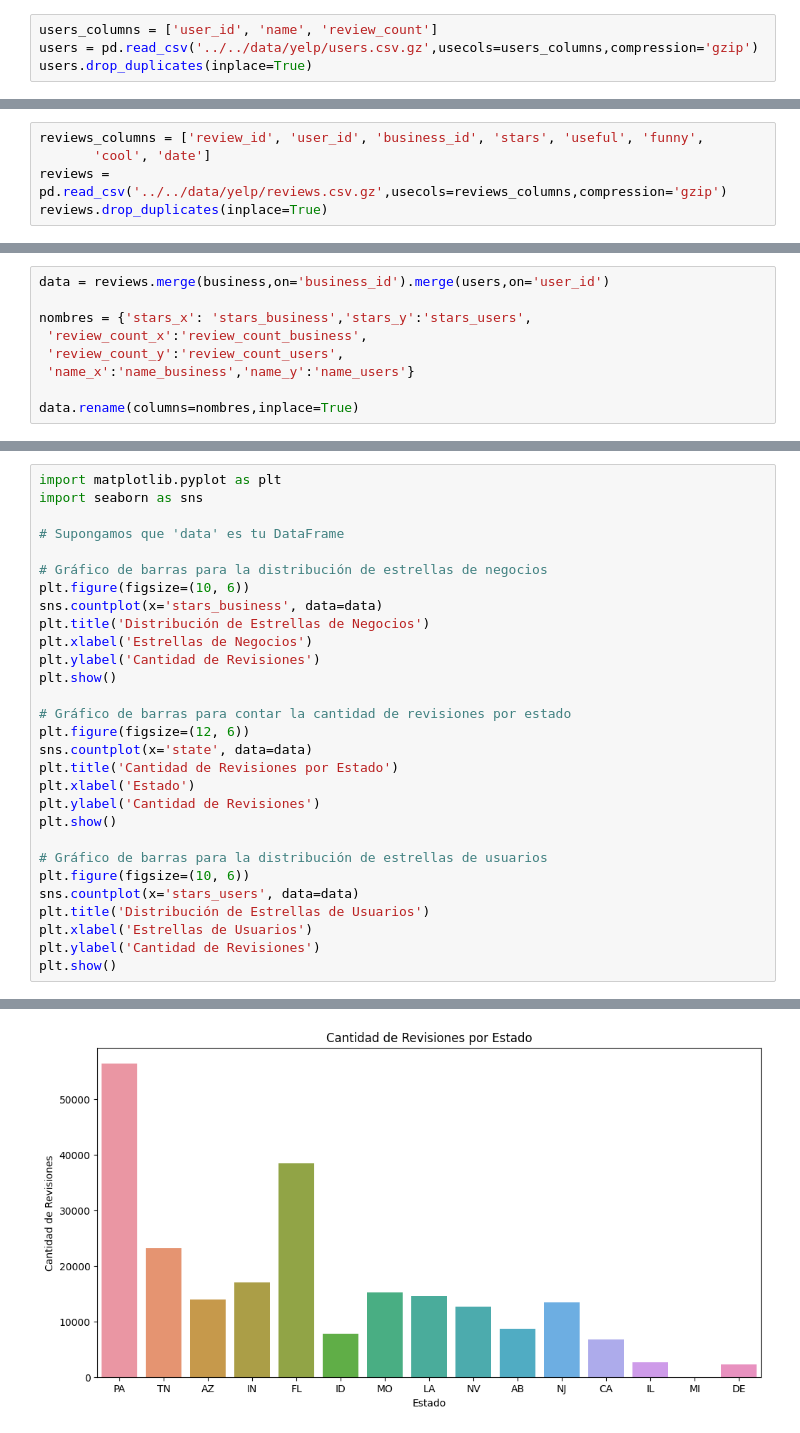
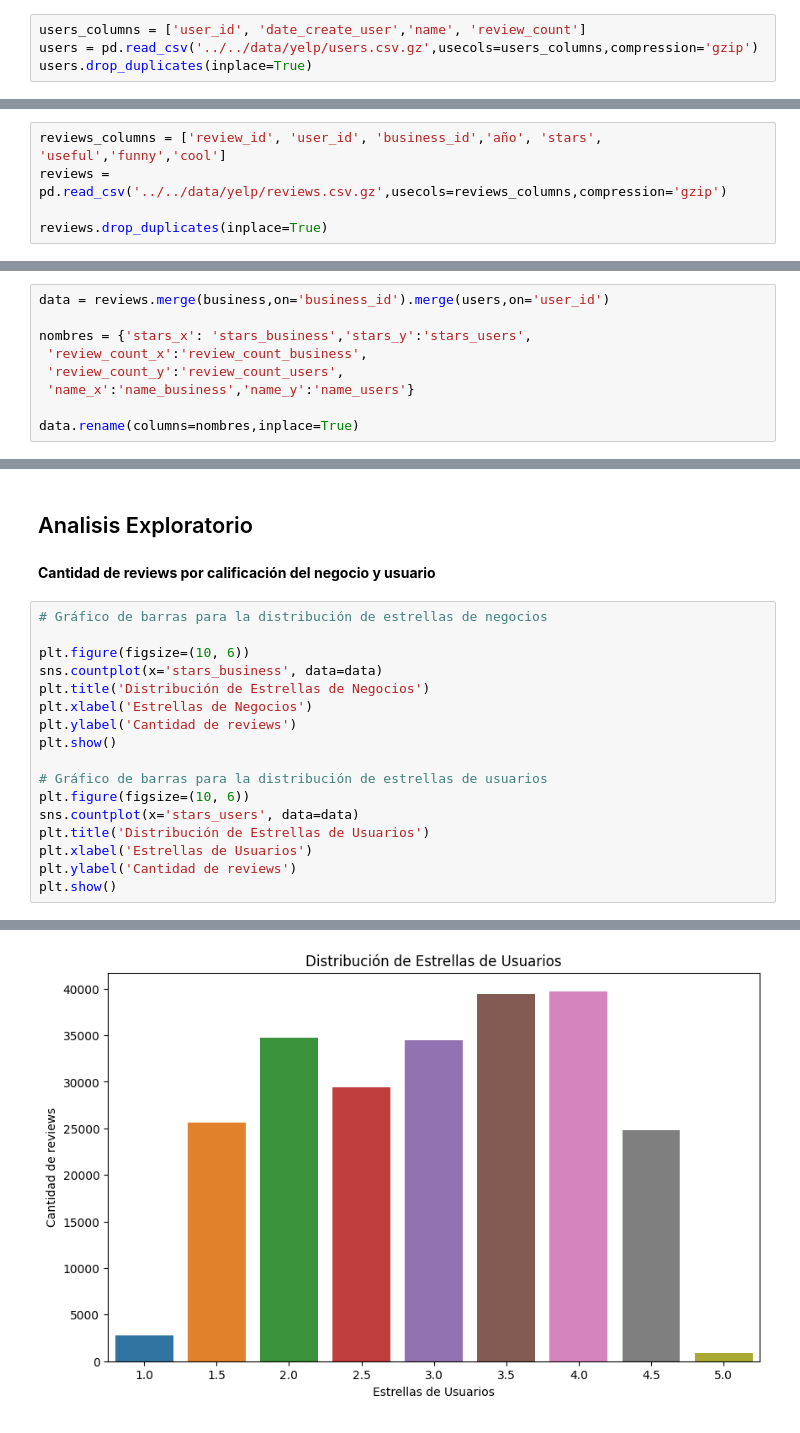
Before and after one commit to Marianopopov/Google_Yelp_Recommend, a Jupyter notebook: notebooks/EDA_Yelp/eda_yelp.ipynb, the cells around one changed output, grey strips where cells are left out. Drawn from its saved outputs; the diff is of its cells as text.

```diff
--- a/notebooks/EDA_Yelp/eda_yelp.ipynb
+++ b/notebooks/EDA_Yelp/eda_yelp.ipynb
@@ -33,7 +35,7 @@ business.head(3)
 - Nos damos cuenta que la columna review_count, es el número de reseñas que se realizo a cualquier negocio, no necesariamente a negocios de comida rapida.
 - A continuación eliminaremos los duplicados para poder realizar las graficas de los datos.
 # %%
-users_columns = ['user_id', 'name', 'review_count']
+users_columns = ['user_id', 'date_create_user','name', 'review_count']
 users = pd.read_csv('../../data/yelp/users.csv.gz',usecols=users_columns,compression='gzip')
 users.drop_duplicates(inplace=True)
 # %%
@@ -57,7 +59,7 @@ users
 # %%
-reviews_columns = ['review_id', 'user_id', 'business_id', 'stars', 'useful', 'funny',
-       'cool', 'date']
+reviews_columns = ['review_id', 'user_id', 'business_id','año', 'stars', 'useful','funny','cool']
 reviews = pd.read_csv('../../data/yelp/reviews.csv.gz',usecols=reviews_columns,compression='gzip')
+
 reviews.drop_duplicates(inplace=True)
 # %%
 reviews
@@ -104,23 +104,15 @@ data.head(1)
+# %% [markdown]
+## Analisis Exploratorio
+# %% [markdown]
+**Cantidad de reviews por calificación del negocio y usuario**
 # %%
-import matplotlib.pyplot as plt
-import seaborn as sns
+# Gráfico de barras para la distribución de estrellas de negocios
 
-# Supongamos que 'data' es tu DataFrame
-
-# Gráfico de barras para la distribución de estrellas de negocios
 plt.figure(figsize=(10, 6))
 sns.countplot(x='stars_business', data=data)
 plt.title('Distribución de Estrellas de Negocios')
 plt.xlabel('Estrellas de Negocios')
-plt.ylabel('Cantidad de Revisiones')
-plt.show()
-
-# Gráfico de barras para contar la cantidad de revisiones por estado
-plt.figure(figsize=(12, 6))
-sns.countplot(x='state', data=data)
-plt.title('Cantidad de Revisiones por Estado')
-plt.xlabel('Estado')
-plt.ylabel('Cantidad de Revisiones')
+plt.ylabel('Cantidad de reviews')
 plt.show()
 
 # Gráfico de barras para la distribución de estrellas de usuarios
@@ -128,6 +120,6 @@ plt.figure(figsize=(10, 6))
 sns.countplot(x='stars_users', data=data)
 plt.title('Distribución de Estrellas de Usuarios')
 plt.xlabel('Estrellas de Usuarios')
-plt.ylabel('Cantidad de Revisiones')
+plt.ylabel('Cantidad de reviews')
 plt.show()
 # %% [output]
@@ -135 +127 @@ plt.show()
-[figure, old version]
+[figure, new version]
```
Also changed, not shown: parts of 29 cells of this notebook.
